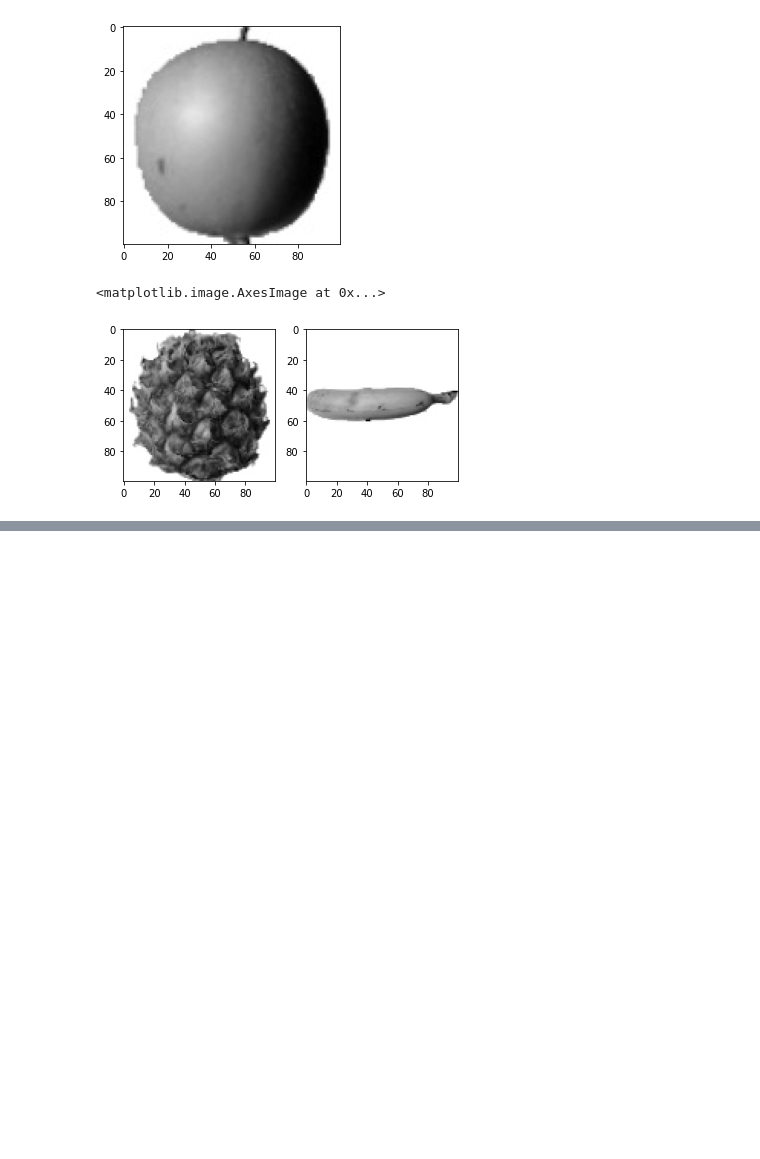
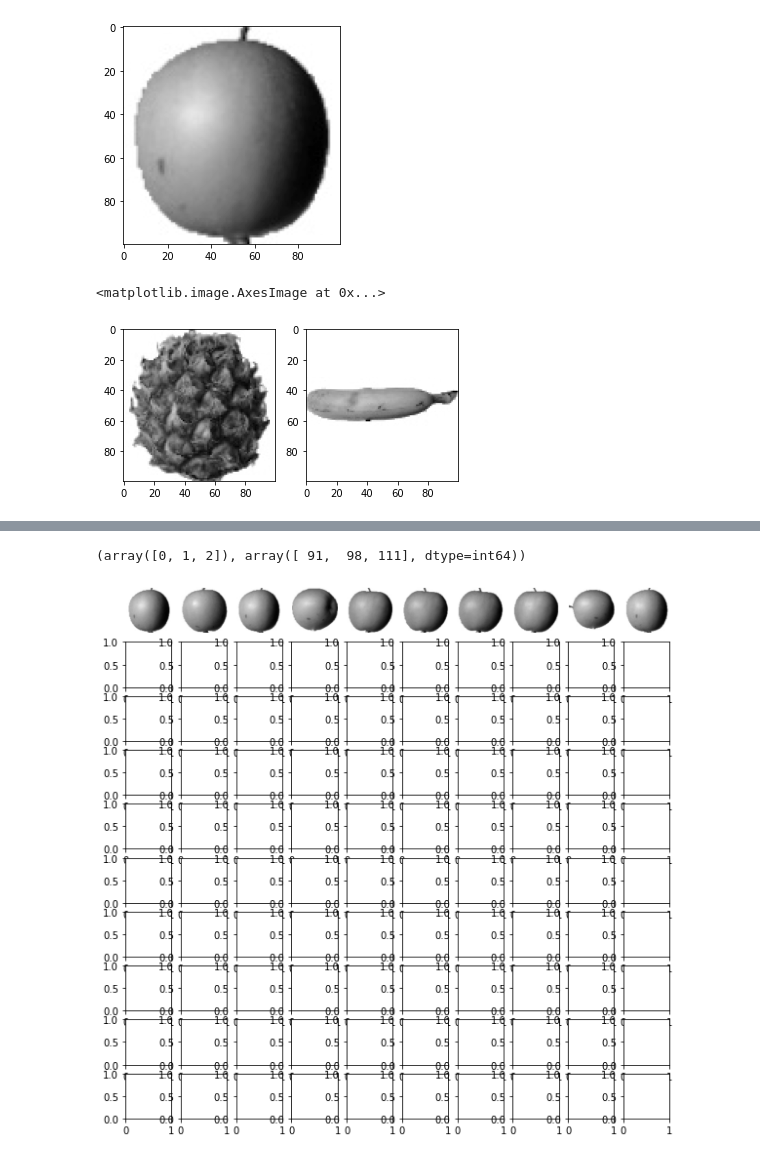
Before and after one commit to jin6845/cnu_python_basic, a Jupyter notebook: 클러스터링 모델.ipynb, the cells around one changed output, grey strips where cells are left out. Saved outputs shown, nothing was run; the diff lists cells and outputs as text; code cells hidden in the pictures; blank space fills up the shorter version.

```diff
--- a/클러스터링 모델.ipynb
+++ b/클러스터링 모델.ipynb
@@ -68,0 +163,8 @@ axs[1].imshow(fruits[200], cmap='gray_r')
+# %%
+fruits = np.load('fruits_300.npy')
+fruits_2d = fruits.reshape(-1, 100*100)
+# %%
+from sklearn.cluster import KMeans
+
+km = KMeans(n_clusters=3, random_state=42)  # k를 3개의 군집
+km.fit(fruits_2d)
@@ -68,0 +185,25 @@ axs[1].imshow(fruits[200], cmap='gray_r')
+# %%
+print(np.unique(km.labels_, return_counts=True))
+
+
+#첫번째 그룹에는 91개 두번째 그룹에는 98개 세번째 그룹에는 111개로 묶임
+# %% [output]
+(array([0, 1, 2]), array([ 91,  98, 111], dtype=int64))
+# %%
+import matplotlib.pyplot as plt
+def draw_fruits(arr, ratio=1):
+    n = len(arr)
+    rows = int(np.ceil(n/10))
+    cols = n if rows < 2 else 10
+    fig, axs = plt.subplots(rows, cols, figsize=(cols*ratio, rows*ratio), squeeze=False)
+
+    for i in range(rows):
+        for j in range(cols):
+            if i*10 + j < n:
+                axs[i, j].imshow(arr[i*10 +j], cmap='gray_r')
+                axs[i, j].axis('off')
+        plt.show()
+# %%
+draw_fruits(fruits[km.labels_==0])
+# %% [output]
+[figure, added]
```
Also changed, not shown: parts of 11 cells of this notebook, 2 other files.
